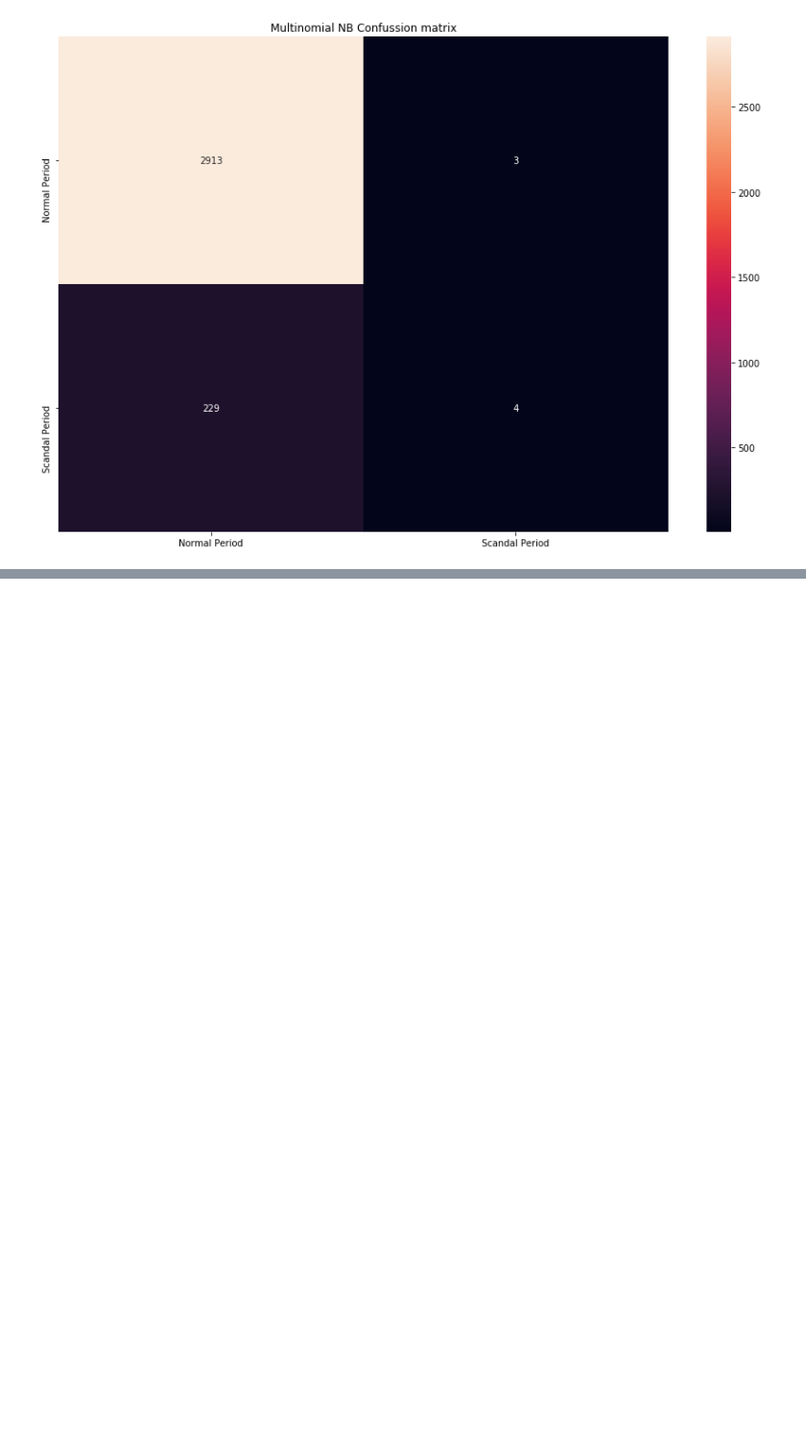
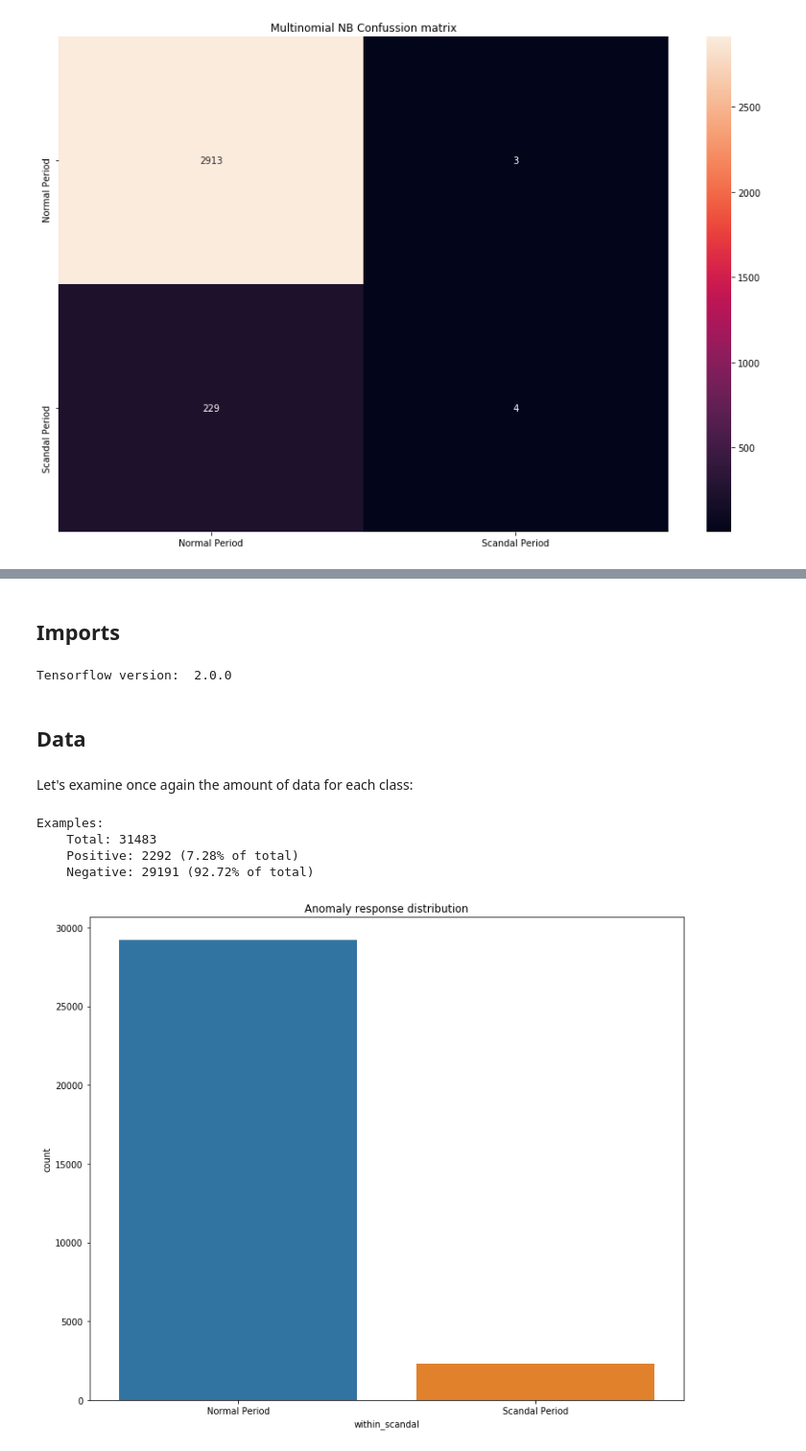
Before and after one commit to JairParra/Scandal_Period_Classifier, a Jupyter notebook: notebooks/scandal_period.ipynb, the cells around one changed output, grey strips where cells are left out. Shown: that part at 96% size. Saved outputs shown, nothing was run; the diff lists cells and outputs as text; code cells hidden in the pictures; blank space fills up the shorter version.

```diff
--- a/notebooks/scandal_period.ipynb
+++ b/notebooks/scandal_period.ipynb
@@ -796,0 +820,48 @@ plt.savefig('../img/Multinomial_NB_Confussion_matrix_title.png')
+# %% [markdown]
+## Imports
+# %%
+import tensorflow as tf
+from tensorflow import keras
+
+import os
+import tempfile
+
+import matplotlib as mpl
+import matplotlib.pyplot as plt
+import numpy as np
+import pandas as pd
+import seaborn as sns
+
+import sklearn
+from sklearn.metrics import confusion_matrix
+from sklearn.model_selection import train_test_split
+from sklearn.preprocessing import StandardScaler
+
+mpl.rcParams['figure.figsize'] = (12, 10)
+file = tf.keras.utils # set up for later use
+
+print("Tensorflow version: ", tf.__version__)
+# %% [output]
+Tensorflow version:  2.0.0
+# %% [markdown]
+## Data
+# %% [markdown]
+Let's examine once again the amount of data for each class:
+# %%
+neg, pos = np.bincount(Y)
+total = neg + pos
+print('Examples:\n    Total: {}\n    Positive: {} ({:.2f}% of total)\n    Negative: {} ({:.2f}% of total)\n'.format(
+    total, pos, 100 * pos / total, neg, 100 * neg / total ))
+# %% [output]
+Examples:
+    Total: 31483
+    Positive: 2292 (7.28% of total)
+    Negative: 29191 (92.72% of total)
+# %%
+fig, ax = plt.subplots()
+sns.countplot(PEMEX_article_data['within_scandal'] ,label="Count")
+ax.set_xticklabels({"Normal Period":0, "Scandal Period":1})
+plt.title("Anomaly response distribution")
+plt.show()
+# %% [output]
+[figure, added]
```
Also changed, not shown: parts of 8 cells of this notebook, 1 other file.
